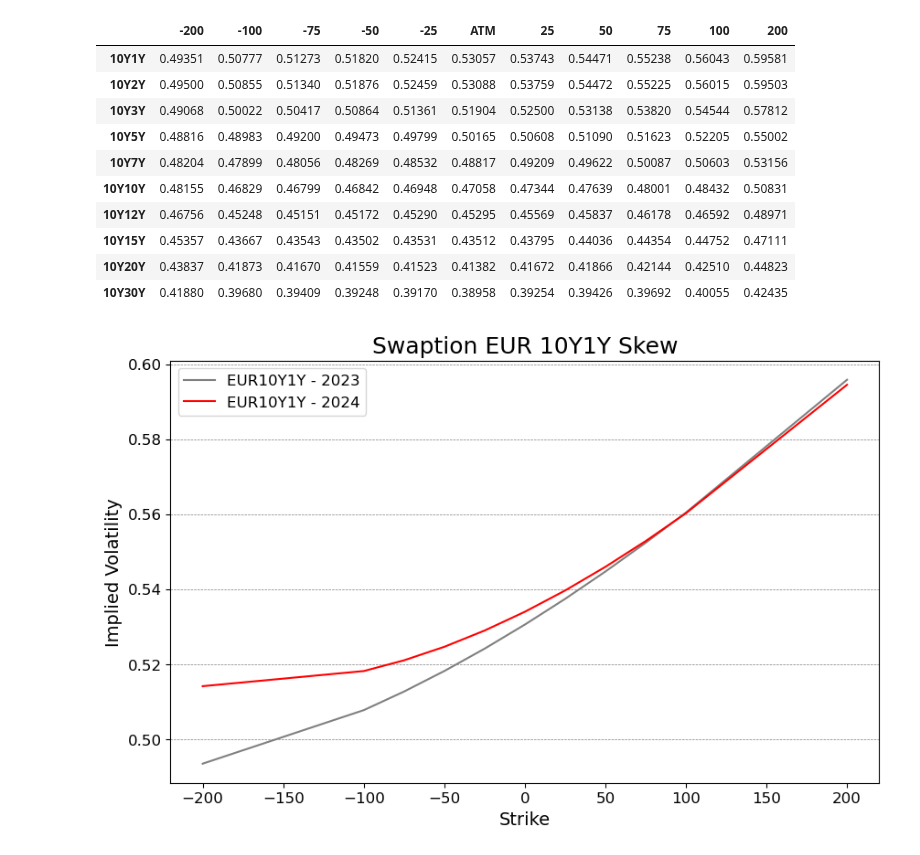
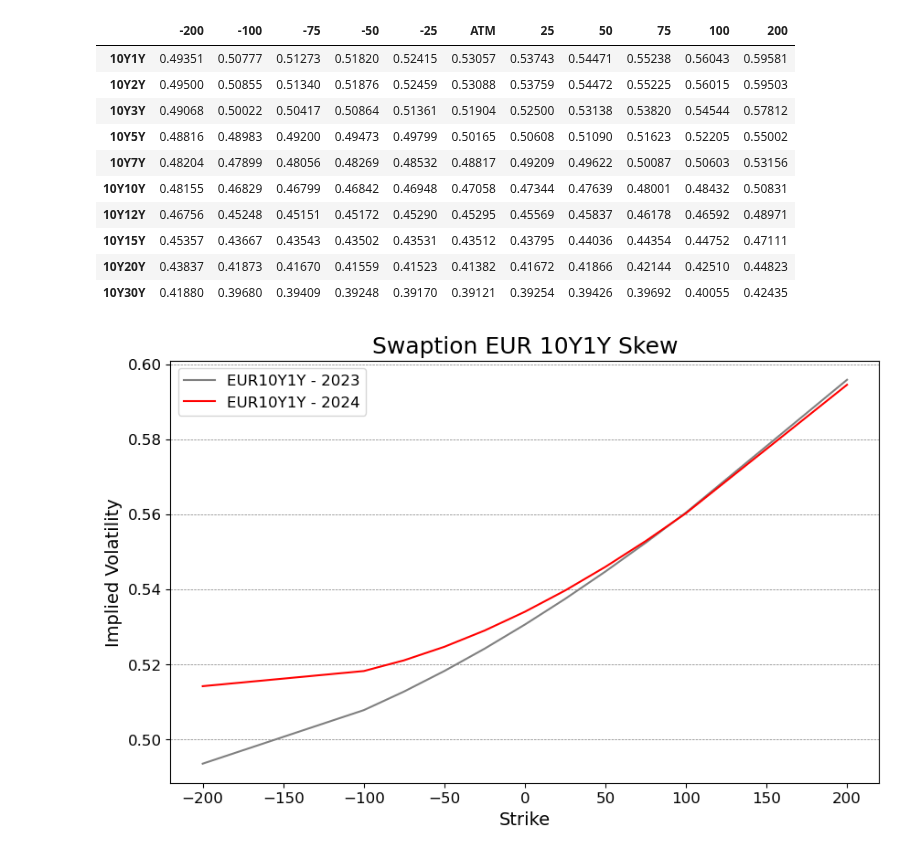
Before and after one commit to NannaOhrt/master_thesis, a Jupyter notebook: main/code/swaption_skew.ipynb, the cells around one changed output. Saved outputs shown, nothing was run; the diff lists cells and outputs as text; code cells hidden in the pictures.

```diff
--- a/main/code/swaption_skew.ipynb
+++ b/main/code/swaption_skew.ipynb
@@ -30,37 +30,37 @@ OTM_2023 = """
 10Y12Y 4,6756 4,5248 4,5151 4,5172 4,529 4,5295 4,5569 4,5837 4,6178 4,6592 4,8971
 10Y15Y 4,5357 4,3667 4,3543 4,3502 4,3531 4,3512 4,3795 4,4036 4,4354 4,4752 4,7111
 10Y20Y 4,3837 4,1873 4,1670 4,1559 4,1523 4,1382 4,1672 4,1866 4,2144 4,2510 4,4823
-10Y30Y 4,1880 3,9680 3,9409 3,9248 3,9170 3,8958 3,9254 3,9426 3,9692 4,0055 4,2435
+10Y30Y 4,1880 3,9680 3,9409 3,9248 3,9170 3,9121 3,9254 3,9426 3,9692 4,0055 4,2435
 """
 
 # Replace commas with dots and convert to StringIO object
 OTM_2024 = OTM_2024.replace(",", ".")
 OTM_2024_io = StringIO(OTM_2024)
 
 OTM_2023 = OTM_2023.replace(",", ".")
 OTM_2023_io = StringIO(OTM_2023)
 
 # Read the data into a pandas DataFrame
 df_OTM_2024 = pd.read_csv(OTM_2024_io, sep=" ")
 df_OTM_2024 = df_OTM_2024 / 10
 df_OTM_2023 = pd.read_csv(OTM_2023_io, sep=" ")
 df_OTM_2023 =df_OTM_2023 /10
 
 #Print the data
 df_OTM_2024
 df_OTM_2023
 # %% [output]
 |  | -200 | -100 | -75 | -50 | -25 | ATM | 25 | 50 | 75 | 100 | 200 |
 | 10Y1Y | 0.49351 | 0.50777 | 0.51273 | 0.51820 | 0.52415 | 0.53057 | 0.53743 | 0.54471 | 0.55238 | 0.56043 | 0.59581 |
 | 10Y2Y | 0.49500 | 0.50855 | 0.51340 | 0.51876 | 0.52459 | 0.53088 | 0.53759 | 0.54472 | 0.55225 | 0.56015 | 0.59503 |
 | 10Y3Y | 0.49068 | 0.50022 | 0.50417 | 0.50864 | 0.51361 | 0.51904 | 0.52500 | 0.53138 | 0.53820 | 0.54544 | 0.57812 |
 | 10Y5Y | 0.48816 | 0.48983 | 0.49200 | 0.49473 | 0.49799 | 0.50165 | 0.50608 | 0.51090 | 0.51623 | 0.52205 | 0.55002 |
 | 10Y7Y | 0.48204 | 0.47899 | 0.48056 | 0.48269 | 0.48532 | 0.48817 | 0.49209 | 0.49622 | 0.50087 | 0.50603 | 0.53156 |
 | 10Y10Y | 0.48155 | 0.46829 | 0.46799 | 0.46842 | 0.46948 | 0.47058 | 0.47344 | 0.47639 | 0.48001 | 0.48432 | 0.50831 |
 | 10Y12Y | 0.46756 | 0.45248 | 0.45151 | 0.45172 | 0.45290 | 0.45295 | 0.45569 | 0.45837 | 0.46178 | 0.46592 | 0.48971 |
 | 10Y15Y | 0.45357 | 0.43667 | 0.43543 | 0.43502 | 0.43531 | 0.43512 | 0.43795 | 0.44036 | 0.44354 | 0.44752 | 0.47111 |
 | 10Y20Y | 0.43837 | 0.41873 | 0.41670 | 0.41559 | 0.41523 | 0.41382 | 0.41672 | 0.41866 | 0.42144 | 0.42510 | 0.44823 |
-| 10Y30Y | 0.41880 | 0.39680 | 0.39409 | 0.39248 | 0.39170 | 0.38958 | 0.39254 | 0.39426 | 0.39692 | 0.40055 | 0.42435 |
+| 10Y30Y | 0.41880 | 0.39680 | 0.39409 | 0.39248 | 0.39170 | 0.39121 | 0.39254 | 0.39426 | 0.39692 | 0.40055 | 0.42435 |
 # %%
 # Extract the '10Y10Y' row from the original dataframe
 ten_y_1_y_2023 = df_OTM_2023.loc['10Y1Y']
```
Also changed, not shown: parts of 1 cell of this notebook, 6 other files.
